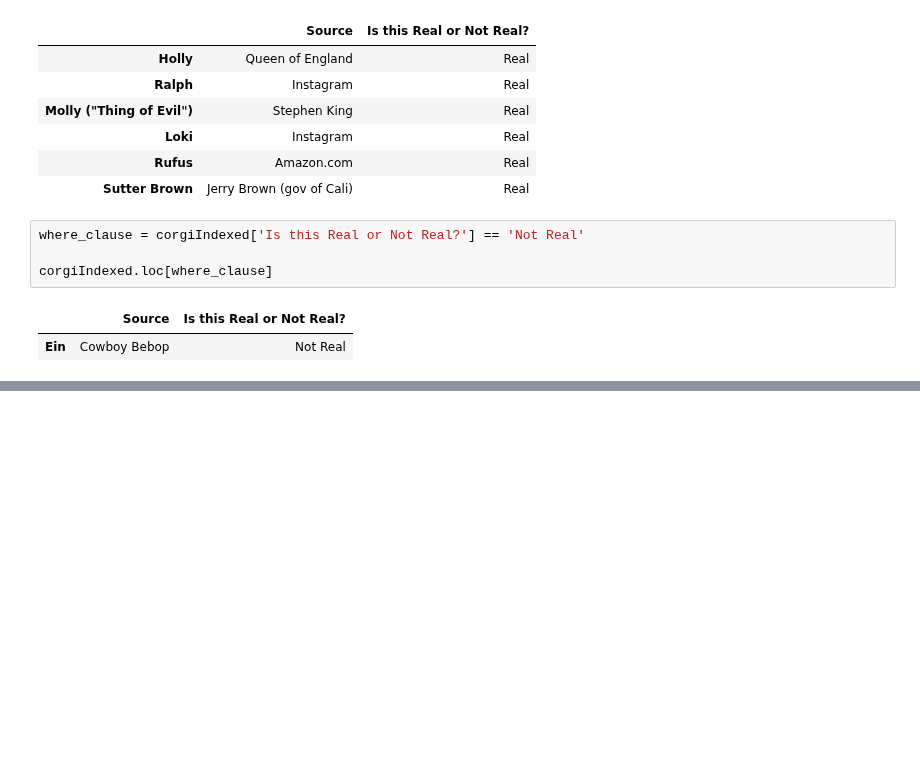
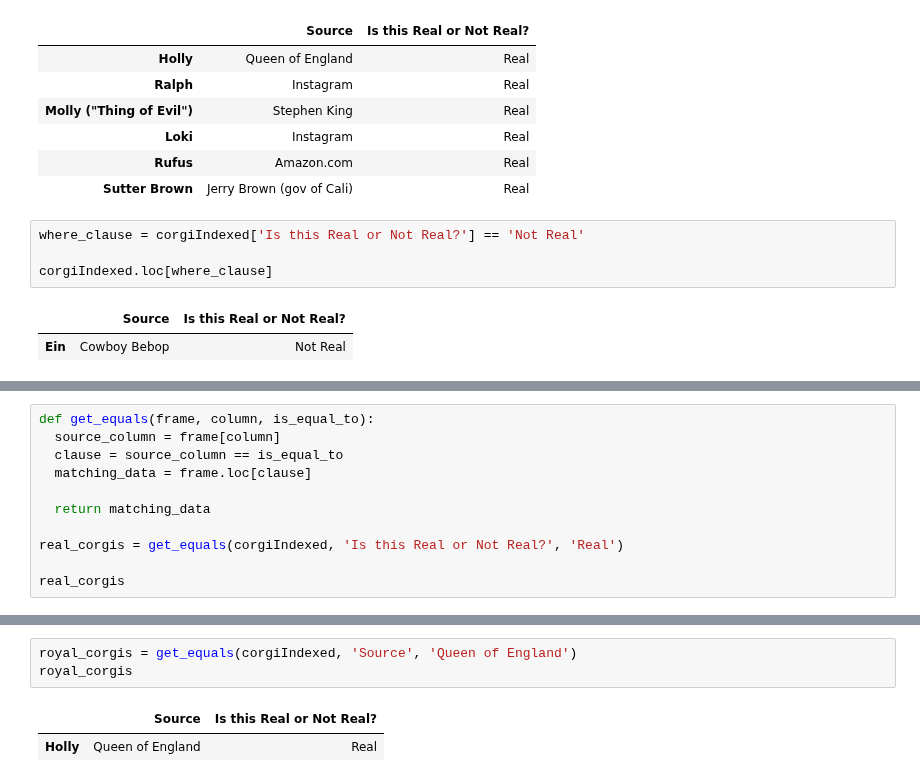
Before and after one commit to chawlaKat/Notebook-Noodlings, a Jupyter notebook: Pandas_and_corgis.ipynb, the cells around one changed output, grey strips where cells are left out. Saved outputs shown, nothing was run; the diff lists cells and outputs as text; blank space fills up the shorter version.

```diff
--- a/Pandas_and_corgis.ipynb
+++ b/Pandas_and_corgis.ipynb
@@ -382,3 +382,14 @@ corgiIndexed.loc[where_instagram]
 |  | Source | Is this Real or Not Real? |
 | Ralph | Instagram | Real |
 | Loki | Instagram | Real |
+# %%
+def get_equals(frame, column, is_equal_to):
+  source_column = frame[column]
+  clause = source_column == is_equal_to
+  matching_data = frame.loc[clause]
+
+  return matching_data
+
+real_corgis = get_equals(corgiIndexed, 'Is this Real or Not Real?', 'Real')
+
+real_corgis
@@ -384,0 +404,6 @@ corgiIndexed.loc[where_instagram]
+# %%
+royal_corgis = get_equals(corgiIndexed, 'Source', 'Queen of England')
+royal_corgis
+# %% [output]
+|  | Source | Is this Real or Not Real? |
+| Holly | Queen of England | Real |
```
Also changed, not shown: parts of 3 cells of this notebook.
